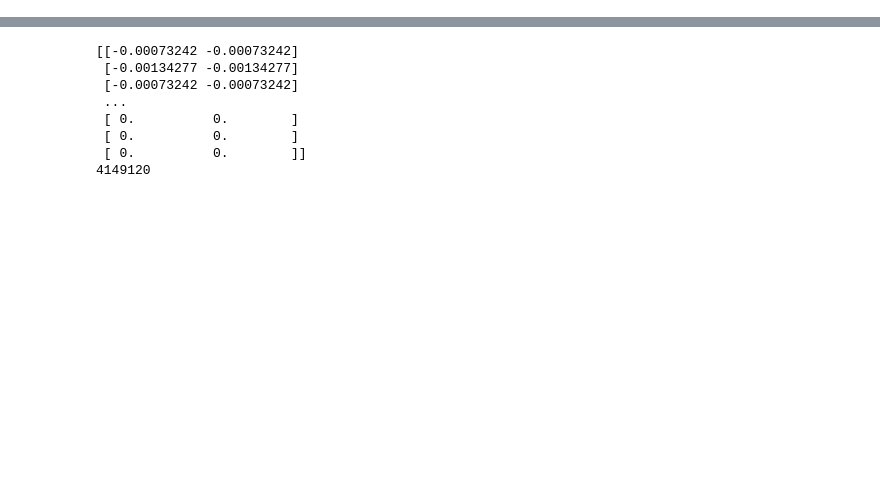
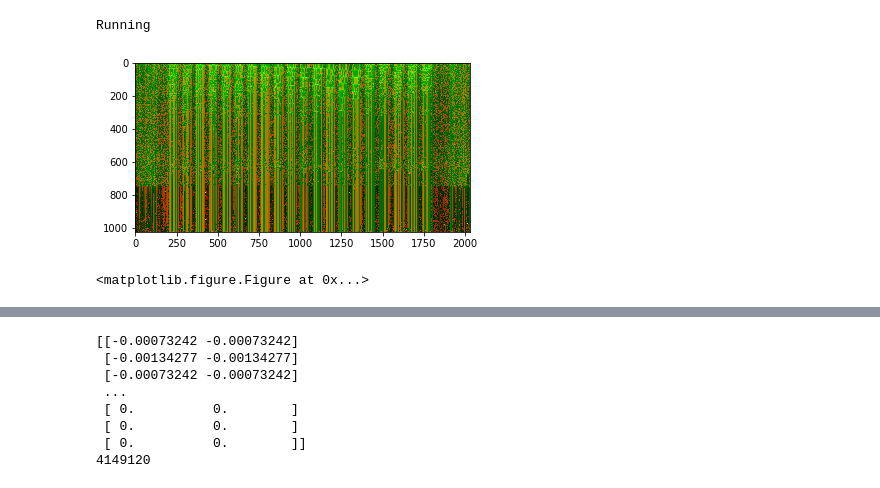
Before and after one commit to tinzh/machine-learning-tone-generation, a Jupyter notebook: project/audioManipulationTest.ipynb, the cells around one changed output, grey strips where cells are left out. Drawn from its saved outputs; the diff is of its cells as text; code cells hidden in the pictures; blank space fills up the shorter version.

```diff
--- a/project/audioManipulationTest.ipynb
+++ b/project/audioManipulationTest.ipynb
@@ -0,0 +1,52 @@
+# %%
+#Self-made spectrogram function
+import matplotlib.pyplot as plt
+from scipy import signal
+from scipy.io import wavfile
+import numpy as np
+from numpy.fft import fft, ifft, fftfreq
+
+
+def selfspectrogram(x, win=2048, overlap=1028):
+    fourier = fft(samples[0:0+2048])[0:1024].reshape(1024, 1, 1)
+    for i in range(win-overlap, x.shape[0] - win-overlap, win-overlap):
+        fourier = np.concatenate((fourier, fft(samples[i:i+2048])[0:1024].reshape(1024, 1, 1)), 1)
+    angles = np.log(np.angle(fourier))
+    mag = np.log(np.absolute(fourier))
+    angles = (angles+np.pi)/(2*np.pi)
+    mag /= mag.max()
+    return np.concatenate((angles, mag, np.zeros((1024,fourier.shape[1], 1))), 2);
+    #return np.concatenate((np.zeros((1024,fourier.shape[1], 1)), mag, np.zeros((1024,fourier.shape[1], 1))), 2);
+
+print("Running")
+sample_rate, samples = wavfile.read('audio/homeFloor.wav')
+samples = samples[:,0]
+"""print(samples);
+transformed, freq = fft(samples[0:2048])[0:1024], fftfreq(2048, 1.0/sample_rate)[0:1024]
+angles = np.angle(transformed)
+mag = np.absolute(transformed)
+transformed = transformed.reshape(1,1024)
+print(transformed.shape)
+print(transformed)
+print(freq.shape)
+print(freq)
+print(angles.shape, angles)
+print(mag.shape, mag)
+mag = mag.reshape(1024, 1, 1)
+mag /= mag.max()
+angles = angles.reshape(1024, 1, 1)
+angles /= angles.max()
+angles = (angles+1)/2.0
+zeroes = np.zeros((1024, 1, 1))
+combined = np.concatenate((zeroes, angles, mag), 2)
+for i in range(0,7):
+    combined = np.concatenate((combined, combined), 1)
+print(mag.max(),mag.min(),angles.max(),angles.min(),zeroes.max(),zeroes.min())"""
+spectrogram = selfspectrogram(samples)
+plt.imshow(spectrogram)
+plt.figure(figsize=(1000,1000))
+plt.show()
+# %% [output]
+Running
+[figure, added]
+<matplotlib.figure.Figure at 0x...>
```
Also changed, not shown: parts of 4 cells of this notebook, 1 other file.
